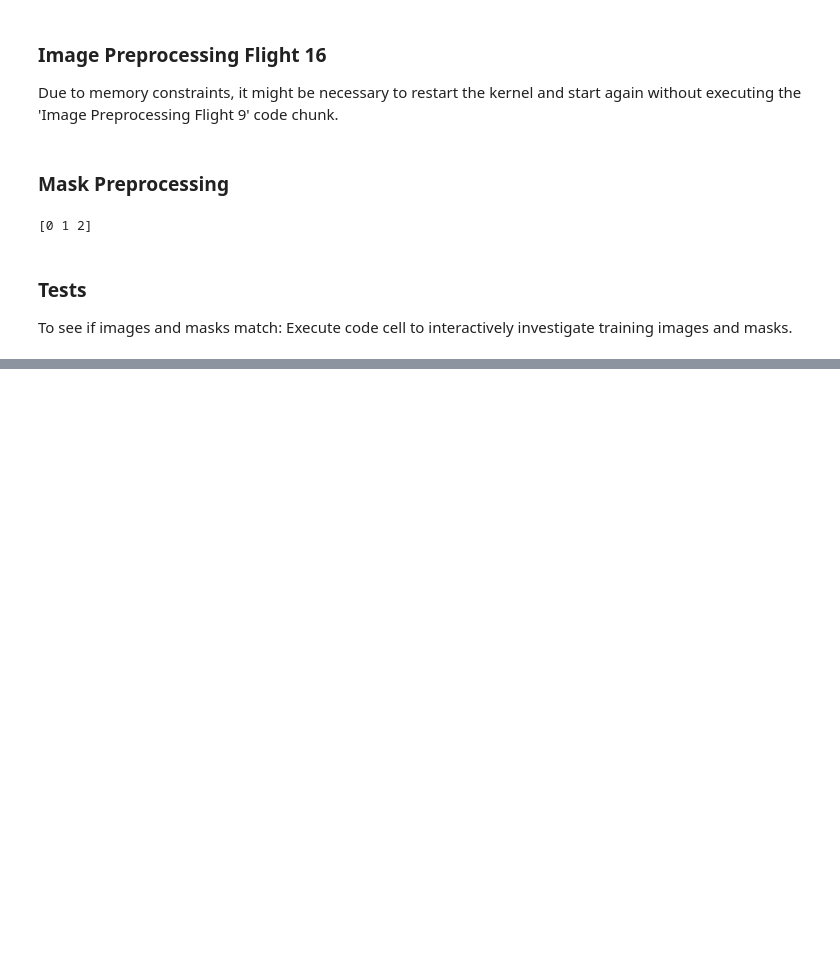
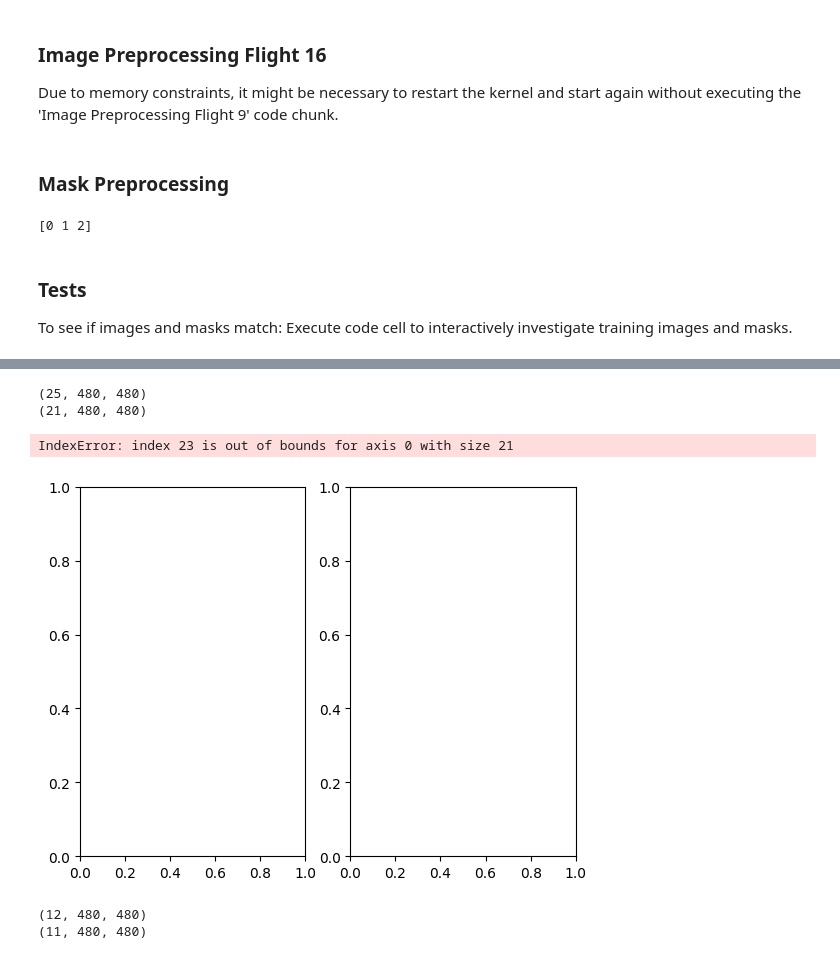
Before and after one commit to marlens123/pond_segmentation, a Jupyter notebook: preprocess_training.ipynb, the cells around one changed output, grey strips where cells are left out. Drawn from its saved outputs; the diff is of its cells as text; code cells hidden in the pictures; blank space fills up the shorter version.

```diff
--- a/preprocess_training.ipynb
+++ b/preprocess_training.ipynb
@@ -143,0 +149,27 @@ interactive(children=(FloatSlider(value=0.5, description='Alpha Value', max=1.0,
+# %%
+# load data
+images = np.load('./data/training/flight9_16_7_11/images.npy')
+masks = np.load('./data/training/flight9_16_7_11/masks.npy')
+print(images.shape)
+
+images = images[:21]
+masks = masks[:21]
+
+np.save('./data/training/flight9_16_7_11/images_n.npy', images)
+np.save('./data/training/flight9_16_7_11/masks_n.npy', masks)
+
+print(images.shape)
+
+i = 23
+
+fig, axes = plt.subplots(1, 2)
+axes[0].imshow(images[i])
+axes[1].imshow(masks[i])
+
+#plt.subplots_adjust(left=0, bottom=0, right=1, top=1, hspace=0.1, wspace=0.1)
+#fig.canvas.draw()
+# %% [output]
+(25, 480, 480)
+(21, 480, 480)
+IndexError: index 23 is out of bounds for axis 0 with size 21
+[figure, added]
@@ -143,0 +222,31 @@ interactive(children=(FloatSlider(value=0.5, description='Alpha Value', max=1.0,
+# %%
+images = np.load('./data/training/flight9_16_7_11/images_s.npy')
+masks = np.load('./data/training/flight9_16_7_11/masks_s.npy')
+
+
+# split into train and test 19/5 split (ca. 80/20)
+#test = [11,20,16,13,2]
+#train = [1,3,4,5,6,7,8,9,10,12,14,15,17,18,19,21,22,23]
+
+# 21/
+#test = [17,16,13,6,9,3,20,1,7,19]
+#train = [0,2,4,5,8,10,11,12,14,15,18]
+
+train = [0,1,2,7,9,10,11,13,14,16,18,23,22]
+test = [15,17,20,8,6,4,5,19,21,12,3,22]
+
+test_ims = np.delete(images, train, axis=0)
+train_ims = np.delete(images, test, axis=0)
+test_masks = np.delete(masks, train, axis=0)
+train_masks = np.delete(masks, test, axis=0)
+
+print(train_ims.shape)
+print(test_ims.shape)
+
+np.save('./data/training/flight9_16_7_11/test_masks_m.npy', test_masks)
+np.save('./data/training/flight9_16_7_11/train_masks_m.npy', train_masks)
+np.save('./data/training/flight9_16_7_11/test_images_m.npy', test_ims)
+np.save('./data/training/flight9_16_7_11/train_images_m.npy', train_ims)
+# %% [output]
+(12, 480, 480)
+(11, 480, 480)
```
Also changed, not shown: parts of 5 cells of this notebook.
